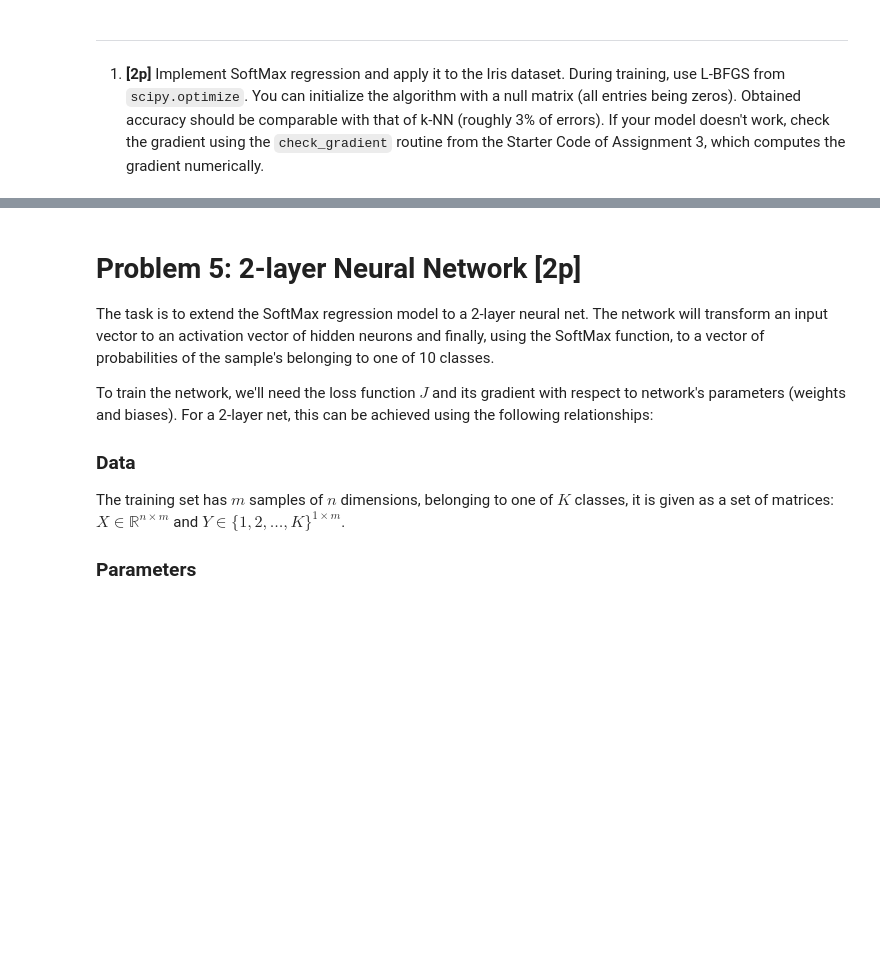
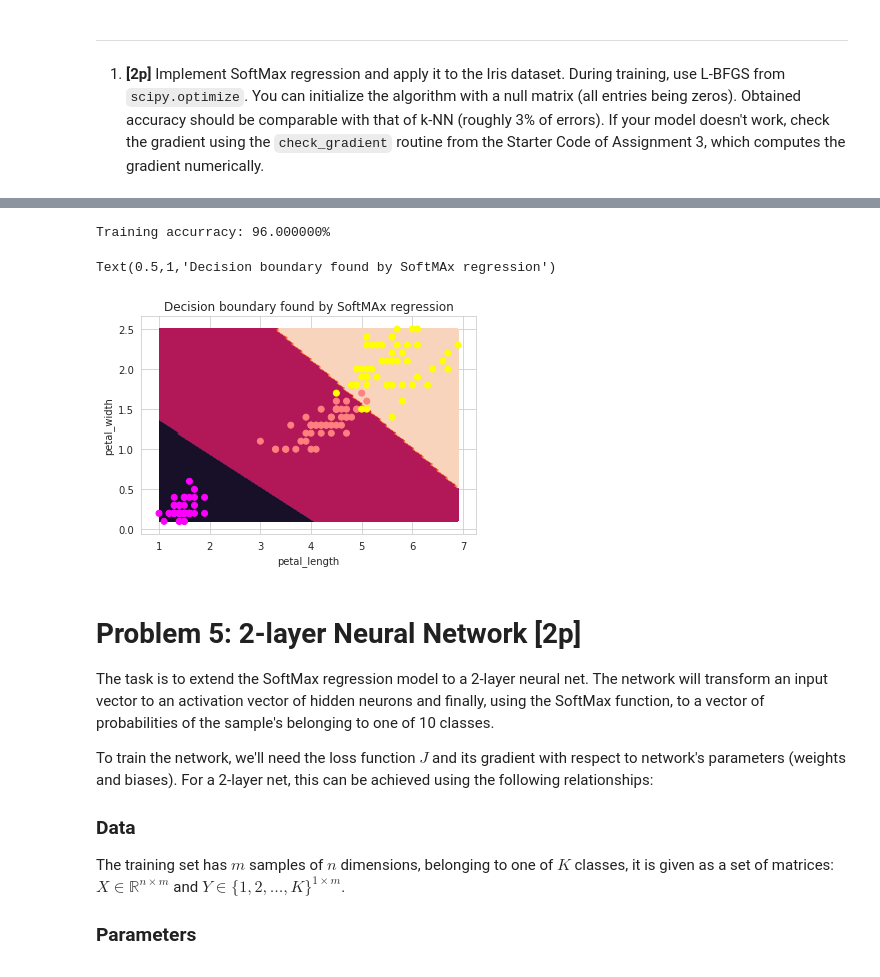
Before and after one commit to Congr00/Uni, a Jupyter notebook: Sieci Neuronowe/lab3/Assignment3.ipynb, the cells around one changed output, grey strips where cells are left out. Saved outputs shown, nothing was run; the diff lists cells and outputs as text; code cells hidden in the pictures; blank space fills up the shorter version.

```diff
--- a/Sieci Neuronowe/lab3/Assignment3.ipynb
+++ b/Sieci Neuronowe/lab3/Assignment3.ipynb
@@ -525,8 +573,7 @@ def SoftMaxRegression_implementation(ThetaFlat, X, Y=None, return_probabilities=
     # A's shape should be num_classes x num_samples
     #
     # TODO
-    # A =
-    #
+    A = np.dot(Theta.T, X)
 
     # Now compute the SoftMax function
     # O will be a num_classes x num_samples matrix of probabilities assigned by our model
@@ -536,6 +583,7 @@ def SoftMaxRegression_implementation(ThetaFlat, X, Y=None, return_probabilities=
     # TODO - compute SoftMax as vector O. Take the exp and normalize, so all values of O
     #        would sum to 1.0.
     #
+    O = np.exp(O) / np.sum(np.exp(O), axis=0)
 
     if return_probabilities:
         return O
@@ -544,13 +592,15 @@ def SoftMaxRegression_implementation(ThetaFlat, X, Y=None, return_probabilities=
     # The nll is the sum of the logarithms of probabilities assigned to each class
     correct_class_likelihoods = np.log(O[Y.ravel(), np.arange(num_samples)])
     L = - 1.0 / num_samples * np.sum(correct_class_likelihoods)
-
+    #print O.shape
+    #print O[Y.ravel(), np.arange(num_samples)].shape
     # For the softmax activation and cross-entropy loss, the derivative dNLL/dA has a simple form
     # Please fill in its computation
     #
     # TODO
-    # dLdA =
-    #
+    YK = np.zeros_like(O)
+    YK[Y.ravel(), np.arange(num_samples)] = 1
+    dLdA = (1.0 / num_samples) * (O - YK)
 
     # Now we compute the gradient of the loss with respect to Theta
     dLdTheta = np.dot(X, dLdA.T)
@@ -595,8 +651,21 @@ print "Training accurracy: %f%%" % ((predictions == IrisY.ravel()).mean() * 100)
 # TODO: again, use l_bfgs to find optimal theta,
 #       then compute probabilities and new predictions.
 #
+def iris_log_reg_cost2(Theta): return SoftMaxRegression_implementation(
+    Theta, IrisX2feats, IrisY, False)
+
+Theta2class = sopt.fmin_l_bfgs_b(
+    iris_log_reg_cost2, np.zeros((3 * 5,)), iprint=1)[0]
+
+check_gradient(iris_log_reg_cost2, Theta2class)
+probabilities = SoftMaxRegression_implementation(
+    Theta2class, IrisX2feats, return_probabilities=True)
+predictions = np.argmax(probabilities, 0)
+
 
 print "Training accurracy: %f%%" % ((predictions==IrisY.ravel()).mean()*100)
+# %% [output]
+Training accurracy: 96.000000%
 # %%
 #
 # Now plot the decision boundary
@@ -611,11 +680,14 @@ IrisXGrid = np.vstack([np.ones(np.prod(petal_lengths.shape)),
 predictions_Grid = SoftMaxRegression_implementation(
     Theta2class, IrisXGrid, return_probabilities=True).argmax(0)
 # %%
-contourf(petal_lengths, petal_widths, predictions_Grid.reshape(petal_lengths.shape), cmap='spring')
+contourf(petal_lengths, petal_widths, predictions_Grid.reshape(petal_lengths.shape))
 scatter(IrisX2feats[1,:], IrisX2feats[2,:], c=IrisY.ravel(), cmap='spring')
 xlabel('petal_length')
 ylabel('petal_width')
 title('Decision boundary found by SoftMAx regression')
+# %% [output]
+Text(0.5,1,'Decision boundary found by SoftMAx regression')
+[figure, added]
 # %% [markdown]
 # Problem 5: 2-layer Neural Network [2p]
 
```
Also changed, not shown: parts of 22 cells of this notebook, 12 other files.
